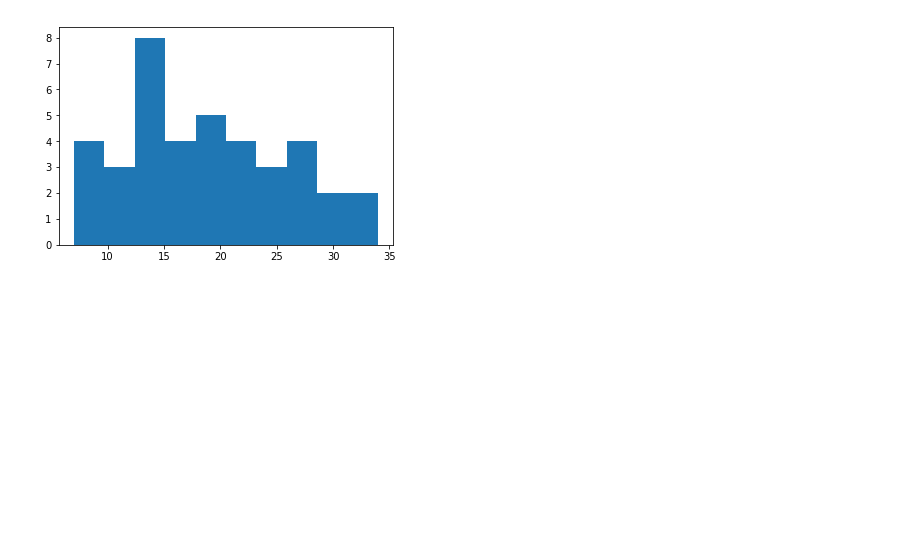
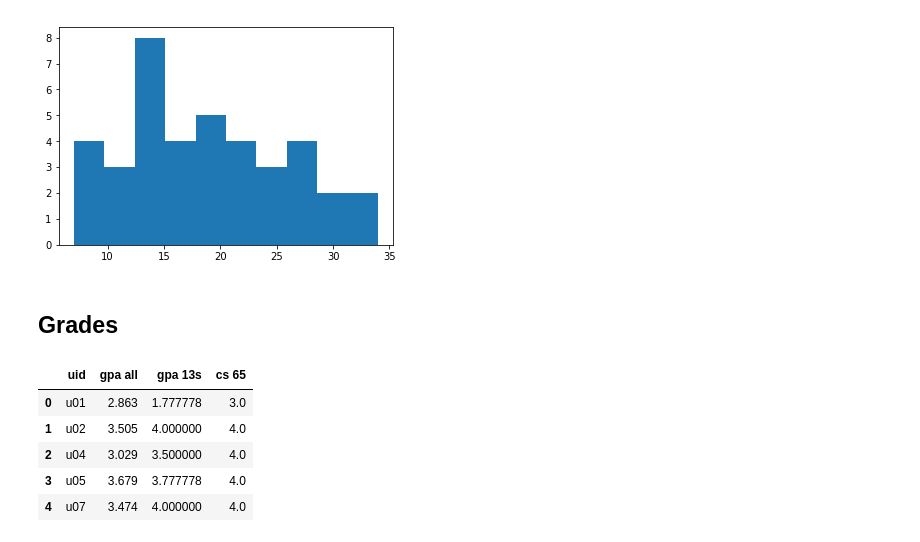
Before and after one commit to mkhash/Modelling-Student-Stress, a Jupyter notebook: code/EDA.ipynb, the cells around one changed output. Saved outputs shown, nothing was run; the diff lists cells and outputs as text; code cells hidden in the pictures; blank space fills up the shorter version.

```diff
--- a/code/EDA.ipynb
+++ b/code/EDA.ipynb
@@ -273,3 +273,14 @@ plt.hist(stress_post['total'])
  array([ 7. ,  9.7, 12.4, 15.1, 17.8, 20.5, 23.2, 25.9, 28.6, 31.3, 34. ]),
  <a list of 10 Patch objects>)
 [figure]
+# %% [markdown]
+## Grades
+# %%
+grades_df.head()
+# %% [output]
+|  | uid | gpa all | gpa 13s | cs 65 |
+| 0 | u01 | 2.863 | 1.777778 | 3.0 |
+| 1 | u02 | 3.505 | 4.000000 | 4.0 |
+| 2 | u04 | 3.029 | 3.500000 | 4.0 |
+| 3 | u05 | 3.679 | 3.777778 | 4.0 |
+| 4 | u07 | 3.474 | 4.000000 | 4.0 |
```
Also changed, not shown: parts of 5 cells of this notebook.
